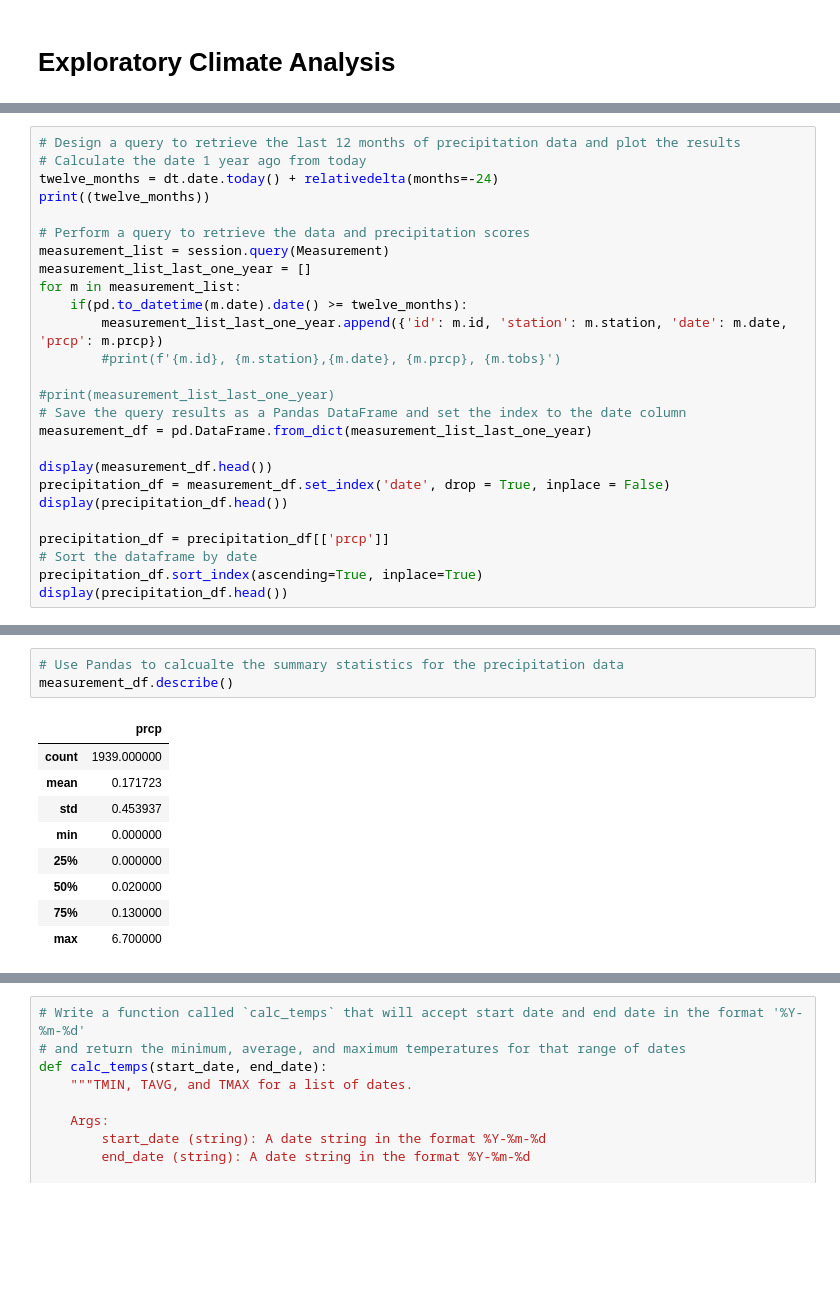
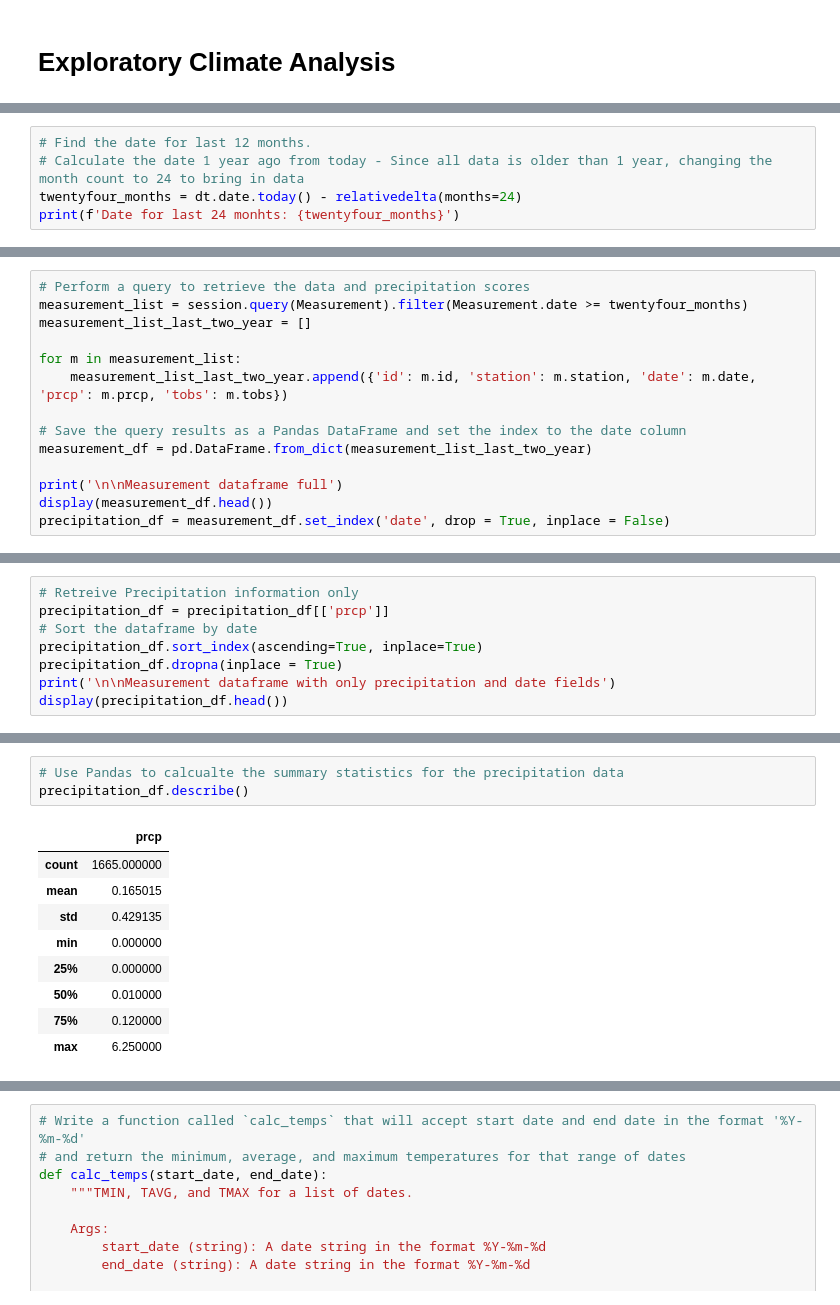
Before and after one commit to kishore145/sql_alchemy, a Jupyter notebook: climate_starter.ipynb, the cells around one changed output, grey strips where cells are left out. Cells and saved outputs as stored; diff of their text form; blank space fills up the shorter version.

```diff
--- a/climate_starter.ipynb
+++ b/climate_starter.ipynb
@@ -45,0 +42,5 @@ session = Session(engine)
+# %%
+# Find the date for last 12 months.
+# Calculate the date 1 year ago from today - Since all data is older than 1 year, changing the month count to 24 to bring in data
+twentyfour_months = dt.date.today() - relativedelta(months=24)
+print(f'Date for last 24 monhts: {twentyfour_months}')
@@ -46,27 +49,15 @@ session = Session(engine)
 # %%
-# Design a query to retrieve the last 12 months of precipitation data and plot the results
-# Calculate the date 1 year ago from today
-twelve_months = dt.date.today() + relativedelta(months=-24)
-print((twelve_months))
+# Perform a query to retrieve the data and precipitation scores
+measurement_list = session.query(Measurement).filter(Measurement.date >= twentyfour_months)
+measurement_list_last_two_year = []
 
-# Perform a query to retrieve the data and precipitation scores
-measurement_list = session.query(Measurement)
-measurement_list_last_one_year = []
 for m in measurement_list:
-    if(pd.to_datetime(m.date).date() >= twelve_months):
-        measurement_list_last_one_year.append({'id': m.id, 'station': m.station, 'date': m.date, 'prcp': m.prcp})
-        #print(f'{m.id}, {m.station},{m.date}, {m.prcp}, {m.tobs}')
+    measurement_list_last_two_year.append({'id': m.id, 'station': m.station, 'date': m.date, 'prcp': m.prcp, 'tobs': m.tobs})
 
-#print(measurement_list_last_one_year)
 # Save the query results as a Pandas DataFrame and set the index to the date column
-measurement_df = pd.DataFrame.from_dict(measurement_list_last_one_year)
+measurement_df = pd.DataFrame.from_dict(measurement_list_last_two_year)
 
+print('\n\nMeasurement dataframe full')
 display(measurement_df.head())
 precipitation_df = measurement_df.set_index('date', drop = True, inplace = False)
-display(precipitation_df.head())
-
-precipitation_df = precipitation_df[['prcp']]
-# Sort the dataframe by date
-precipitation_df.sort_index(ascending=True, inplace=True)
-display(precipitation_df.head())
 # %% [output]
@@ -93,0 +71,8 @@ display(precipitation_df.head())
+# %%
+# Retreive Precipitation information only
+precipitation_df = precipitation_df[['prcp']]
+# Sort the dataframe by date
+precipitation_df.sort_index(ascending=True, inplace=True)
+precipitation_df.dropna(inplace = True)
+print('\n\nMeasurement dataframe with only precipitation and date fields')
+display(precipitation_df.head())
@@ -126,13 +103,13 @@ plt.show()
 # %%
 # Use Pandas to calcualte the summary statistics for the precipitation data
-measurement_df.describe()
+precipitation_df.describe()
 # %% [output]
 |  | prcp |
-| count | 1939.000000 |
-| mean | 0.171723 |
-| std | 0.453937 |
+| count | 1665.000000 |
+| mean | 0.165015 |
+| std | 0.429135 |
 | min | 0.000000 |
 | 25% | 0.000000 |
-| 50% | 0.020000 |
-| 75% | 0.130000 |
-| max | 6.700000 |
+| 50% | 0.010000 |
+| 75% | 0.120000 |
+| max | 6.250000 |
```
Also changed, not shown: parts of 19 cells of this notebook, 2 other files.
